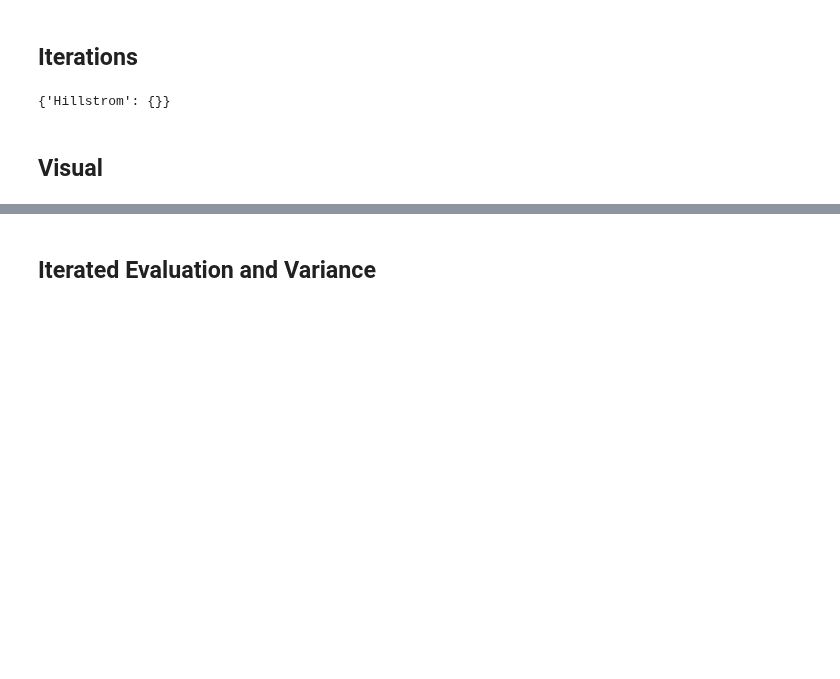
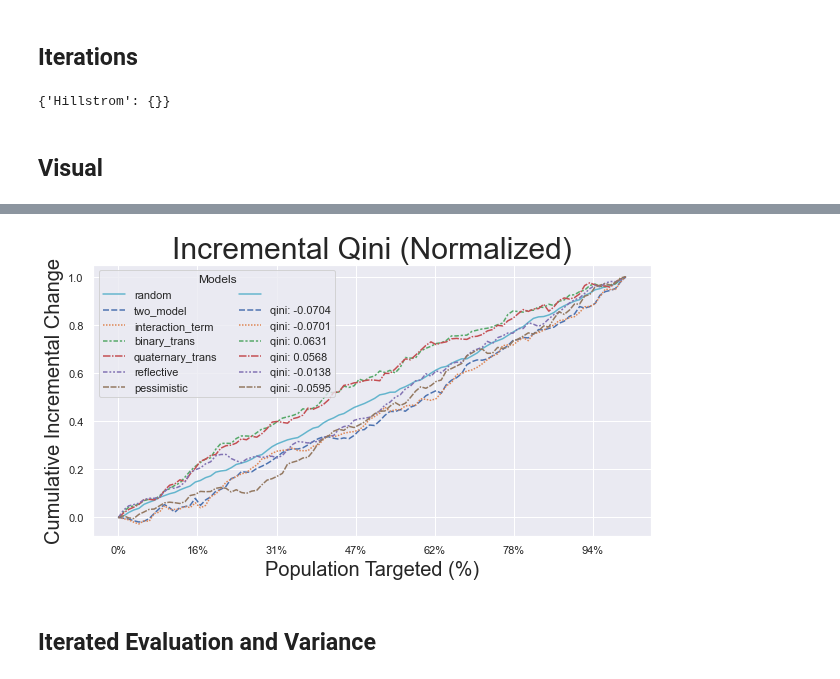
Before and after one commit to andrewtavis/causeinfer, a Jupyter notebook: examples/business_hillstrom.ipynb, the cells around one changed output, grey strips where cells are left out. Cells and saved outputs as stored; diff of their text form; code cells hidden in the pictures; blank space fills up the shorter version.

```diff
--- a/examples/business_hillstrom.ipynb
+++ b/examples/business_hillstrom.ipynb
@@ -656,3 +637,21 @@ plt.savefig("./hillstrom_qini.png", dpi=150)
+# %%
+plot_qini(
+    df=df_visual_eval,
+    n=100,
+    models=models,
+    percent_of_pop=True,
+    outcome_col="y_test",
+    treatment_col="w_test",
+    normalize=True,
+    random_seed=42,
+    figsize=None,
+    fontsize=20,
+    axis=None,
+    legend_metrics=True,
+)
+plt.savefig("./hillstrom_qini.png", dpi=150)
+# %% [output]
+[figure, added]
 # %% [markdown]
 ## Iterated Evaluation and Variance
 # %%
```
Also changed, not shown: parts of 12 cells of this notebook, 6 other files.
